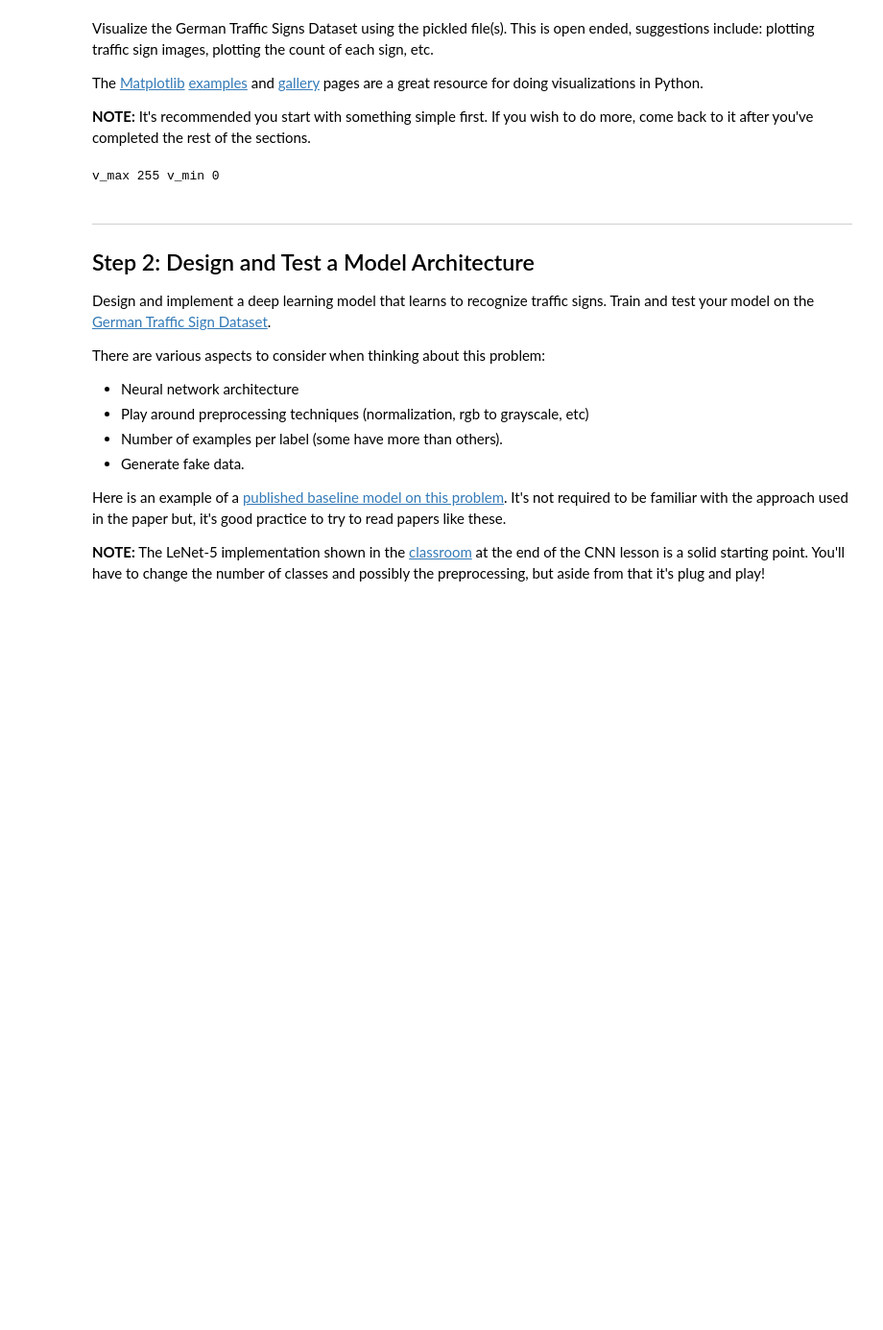
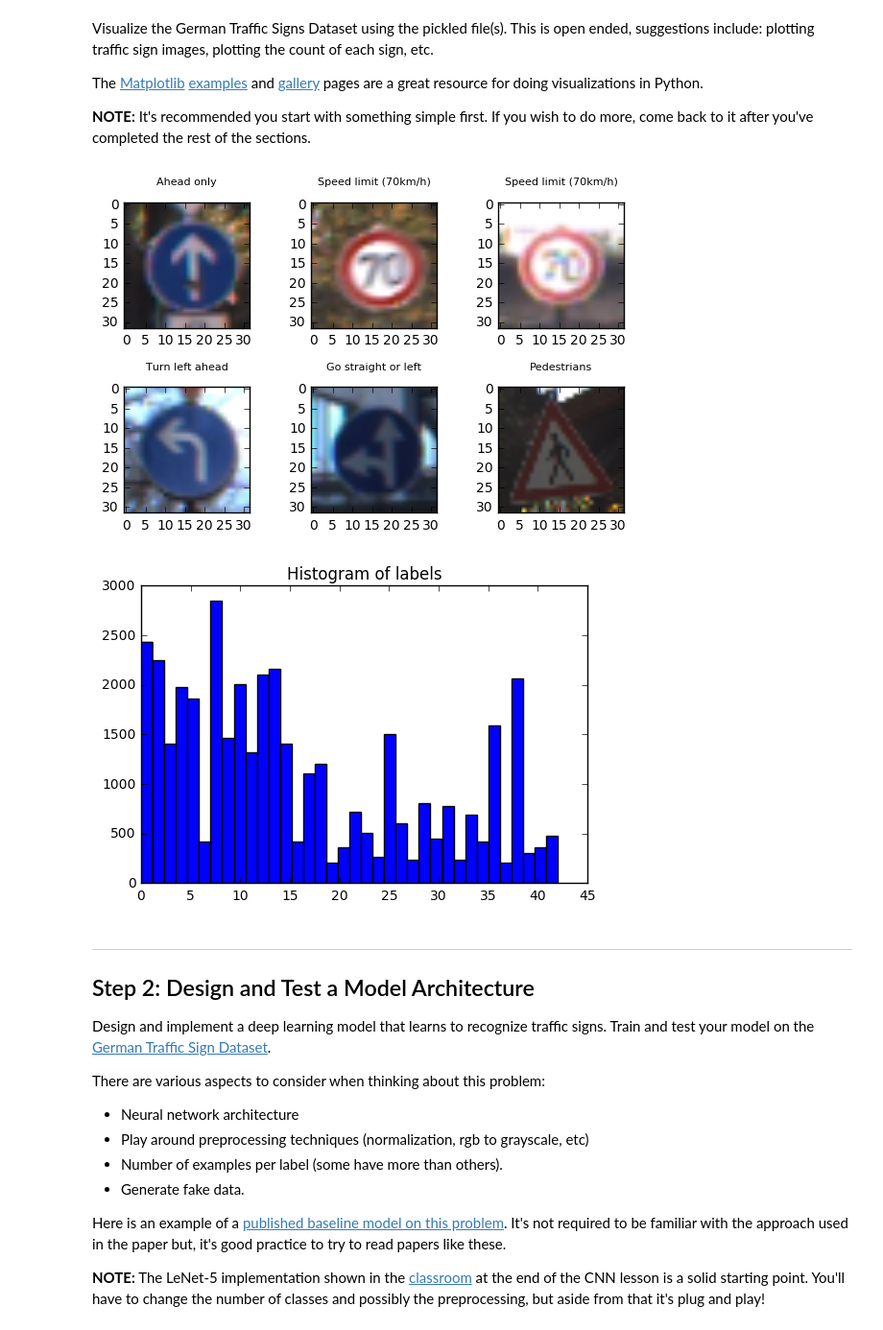
Before and after one commit to xysun/CarND-TrafficSign-P2, a Jupyter notebook: Traffic_Signs_Recognition.ipynb, the cells around one changed output. Shown at 96% size. Drawn from its saved outputs; the diff is of its cells as text; code cells hidden in the pictures; blank space fills up the shorter version.

Commit message:
add visualization code

```diff
--- a/Traffic_Signs_Recognition.ipynb
+++ b/Traffic_Signs_Recognition.ipynb
@@ -37,9 +72,0 @@ np.unique(np.concatenate([train['labels'], test['labels']])).size
-# %%
-
-
-e = X_train[0].astype(float)
-print(e[0][0])
-
-m = cv2.getRotationMatrix2D((16,16),15,1)
-dst = cv2.warpAffine(e,m,(32,32))
-print(dst[10][10])
@@ -113,3 +73,14 @@ print(x[0])
+# %%
+# Load sign names into dic
+sign_file = "C:\\Users\\AW51R2\\code\\carnd\\traffic-signs\\signnames.csv"
+
+signnames = {}
+
+with open(sign_file, mode='r') as f:
+    lines = f.readlines()
+    for line in lines[1:]:
+        t = line.split(',')
+        signnames[t[0]] = t[1]
 # %% [markdown]
 ---
 
@@ -153,23 +124,37 @@ Visualize the German Traffic Signs Dataset using the pickled file(s). This is op
 The [Matplotlib](http://matplotlib.org/) [examples](http://matplotlib.org/examples/index.html) and [gallery](http://matplotlib.org/gallery.html) pages are a great resource for doing visualizations in Python.
 
 **NOTE:** It's recommended you start with something simple first. If you wish to do more, come back to it after you've completed the rest of the sections.
-# %%
-### Data exploration visualization goes here.
-### Feel free to use as many code cells as needed.
-import matplotlib.pyplot as plt
-# Visualizations will be shown in the notebook.
-%matplotlib inline
-
-# what is channel here? RGB or YUV?
-train['features'].shape
-v_max = np.amax(train['features'])
-v_min = np.amin(train['features'])
-print("v_max", v_max, "v_min", v_min)
-# it's RGB channel
-
-# let's print some images out?
-# %% [output]
-v_max 255 v_min 0
+# %%
+### Data exploration visualization goes here.
+### Feel free to use as many code cells as needed.
+import matplotlib.pyplot as plt
+# Visualizations will be shown in the notebook.
+%matplotlib inline
+
+import random
+
+# plot 10 images
+
+fig = plt.figure()
+for i in range(6):
+    e = random.randint(0, n_train)
+    label = y_train[e]
+    sign = signnames[str(label)]
+    p = fig.add_subplot(2,3,i+1)
+    p.set_title(sign, fontsize = 8)
+    plt.imshow(X_train[e])
+
+plt.tight_layout()
+plt.show()
+
+
+# histogram of labels
+plt.hist(train['labels'], bins = 'auto')
+plt.title('Histogram of labels')
+plt.show()
+# %% [output]
+[figure, added]
+[figure, added]
 # %% [markdown]
 ----
 
```
Also changed, not shown: parts of 9 cells of this notebook, 1 other file.
